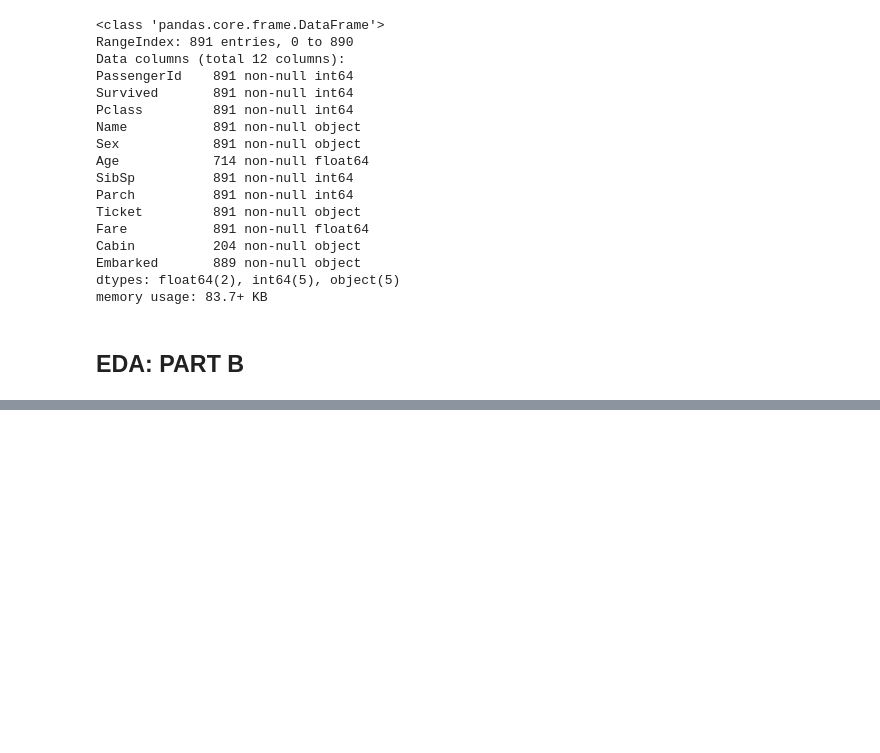
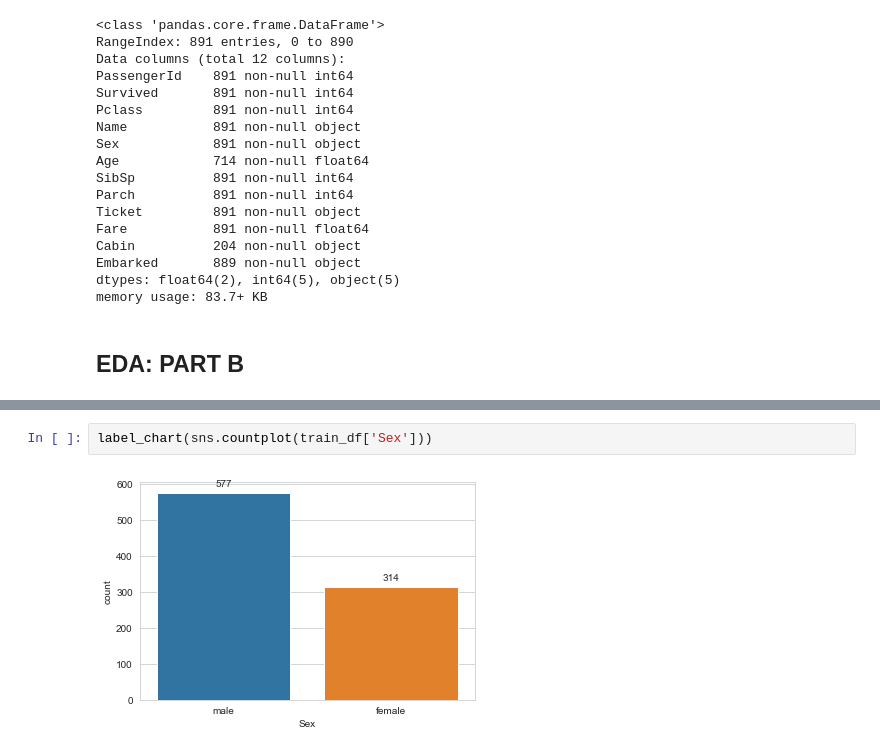
Before and after one commit to joyadauche/titanic-survival-prediction, a Jupyter notebook: eda.ipynb, the cells around one changed output, grey strips where cells are left out. Saved outputs shown, nothing was run; the diff lists cells and outputs as text; blank space fills up the shorter version.

```diff
--- a/eda.ipynb
+++ b/eda.ipynb
@@ -77,0 +146,4 @@ memory usage: 83.7+ KB
+# %%
+label_chart(sns.countplot(train_df['Sex']))
+# %% [output]
+[figure, added]
```
Also changed, not shown: parts of 44 cells of this notebook.
